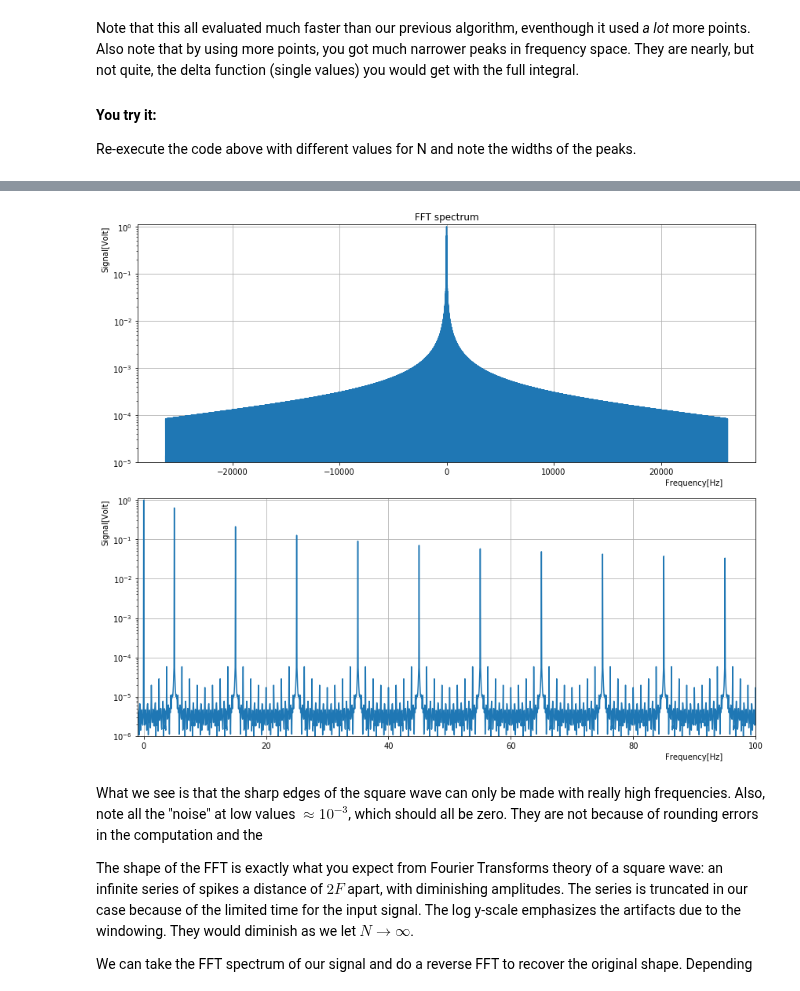
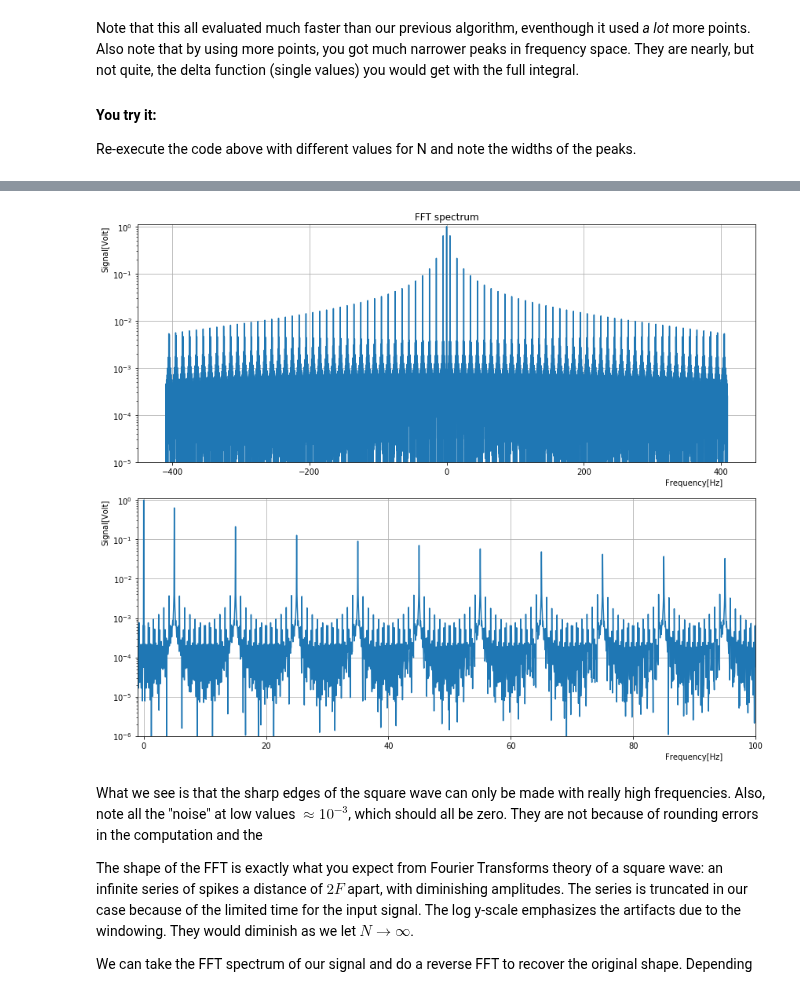
Before and after one commit to mholtrop/Phys601, a Jupyter notebook: Notebooks/09_Fourier_Transforms.ipynb, the cells around one changed output, grey strips where cells are left out. Cells and saved outputs as stored; diff of their text form; code cells hidden in the pictures.

Commit message:
Update the square and sawtooth waves

```diff
--- a/Notebooks/09_Fourier_Transforms.ipynb
+++ b/Notebooks/09_Fourier_Transforms.ipynb
@@ -186,0 +248,18 @@ Re-execute the code above with different values for N and note the widths of the
+# %%
+F = 5.
+T = 20.
+N=  2**14   # In general FFTs go faster if you do them over 2 to the power N points. 2**20 is A LOT of points!!!
+DT = T/N
+t = np.linspace(0.,T,N)
+y_sawtooth = np.mod(t,1/F)*F    # This creates the sawtooth with amplitude 1.
+y_sq = 1*(y_sawtooth < 0.5)     # Turn the sawtooth into a square wave.
+plt.figure(figsize=(10,5))
+plt.plot(t,y_sq,label="square wave")
+plt.plot(t,y_sawtooth,label="saw tooth wave")
+plt.grid(True)
+plt.legend(loc="upper right")
+plt.xlabel("time[s]",position=(0.95,1))
+plt.ylabel("signal[Volt]",position=(1,0.8))
+ax = plt.gca()
+ax.set_xlim(0,1)
+plt.show()
@@ -190,11 +273,0 @@ Now we will look at the FFT of a square wave signal. There is an excellent signa
-# %%
-from scipy import signal
-y_sq =0.5+0.5*signal.square(2*np.pi*F*t)
-plt.figure(figsize=(10,5))
-plt.plot(t,y_sq)
-plt.grid(True)
-plt.xlabel("time[s]",position=(0.95,1))
-plt.ylabel("signal[Volt]",position=(1,0.8))
-ax = plt.gca()
-ax.set_xlim(0,1)
-plt.show()
@@ -203,27 +274,28 @@ plt.show()
 # %%
+f_fft = fftshift(fftfreq(N,DT)) # Calculate the frequencies
 y_sq_fft = fftshift(fft(y_sq)) # Compute the FFT, and shift it so that f=0Hz is at the center (plots better)
 plt.figure(figsize=(12,10))
 plt.subplot(2,1,1)
 plt.semilogy(f_fft,2./N*np.abs(y_sq_fft)) # Plot log y and normalize by 2/N so spectrum is in Volt.
 plt.grid(True)
 ax = plt.gca()
 #ax.set_xlim(0,100)
 ax.set_ylim(1e-5,1.1)
 plt.title("FFT spectrum")
 plt.xlabel("Frequency[Hz]",position=(0.9,1))
 plt.ylabel("Signal[Volt]",position=(1,0.9))
 plt.subplot(2,1,2)                           # Plot again, but zoom in on the first 100 Hz.
 plt.semilogy(f_fft,2./N*np.abs(y_sq_fft))
 plt.grid(True)
 ax = plt.gca()
 ax.set_xlim(-1,100)
 ax.set_ylim(1e-6,1.1)
 plt.xlabel("Frequency[Hz]",position=(0.9,1))
 plt.ylabel("Signal[Volt]",position=(1,0.9))
 plt.tight_layout()          # Automatically adjust spacing between the 2 plots so they do not overlap
 plt.show()
 # %% [output]
-[figure, old version]
+[figure, new version]
 # %% [markdown]
 What we see is that the sharp edges of the square wave can only be made with really high frequencies. Also, note all the "noise" at low values $\approx 10^{-3}$, which should all be zero. They are not because of rounding errors in the computation and the
 
```
Also changed, not shown: parts of 22 cells of this notebook.
